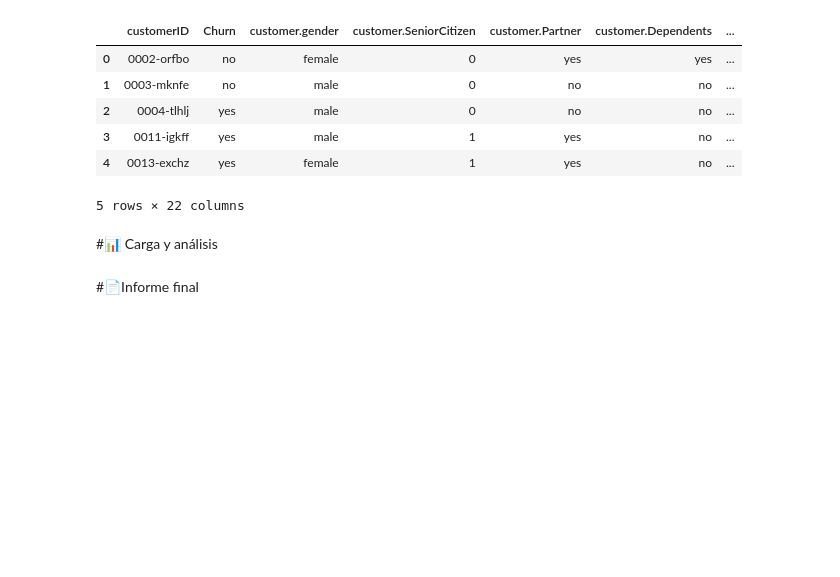
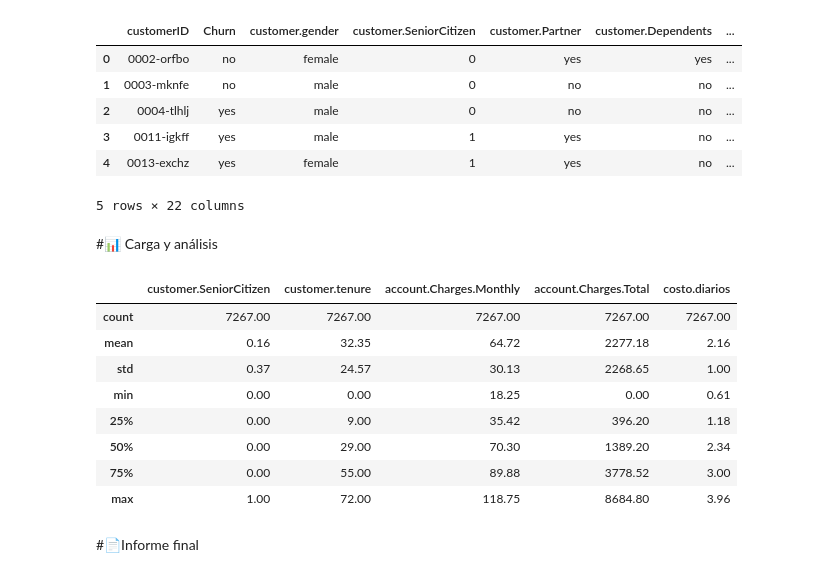
Before and after one commit to Kevincancino26/Challenge-Telecom-X-an-lisis-de-evacion-de-clientes, a Jupyter notebook: TelecomX_LATAM.ipynb, the cells around one changed output. Saved outputs shown, nothing was run; the diff lists cells and outputs as text; code cells hidden in the pictures; blank space fills up the shorter version.

```diff
--- a/TelecomX_LATAM.ipynb
+++ b/TelecomX_LATAM.ipynb
@@ -288,5 +288,17 @@ df_normalizado_customer.head()
 5 rows × 22 columns
 # %% [markdown]
 #📊 Carga y análisis
+# %%
+df_normalizado_customer.describe().round(2)
+# %% [output]
+|  | customer.SeniorCitizen | customer.tenure | account.Charges.Monthly | account.Charges.Total | costo.diarios |
+| count | 7267.00 | 7267.00 | 7267.00 | 7267.00 | 7267.00 |
+| mean | 0.16 | 32.35 | 64.72 | 2277.18 | 2.16 |
+| std | 0.37 | 24.57 | 30.13 | 2268.65 | 1.00 |
+| min | 0.00 | 0.00 | 18.25 | 0.00 | 0.61 |
+| 25% | 0.00 | 9.00 | 35.42 | 396.20 | 1.18 |
+| 50% | 0.00 | 29.00 | 70.30 | 1389.20 | 2.34 |
+| 75% | 0.00 | 55.00 | 89.88 | 3778.52 | 3.00 |
+| max | 1.00 | 72.00 | 118.75 | 8684.80 | 3.96 |
 # %% [markdown]
 #📄Informe final
```
